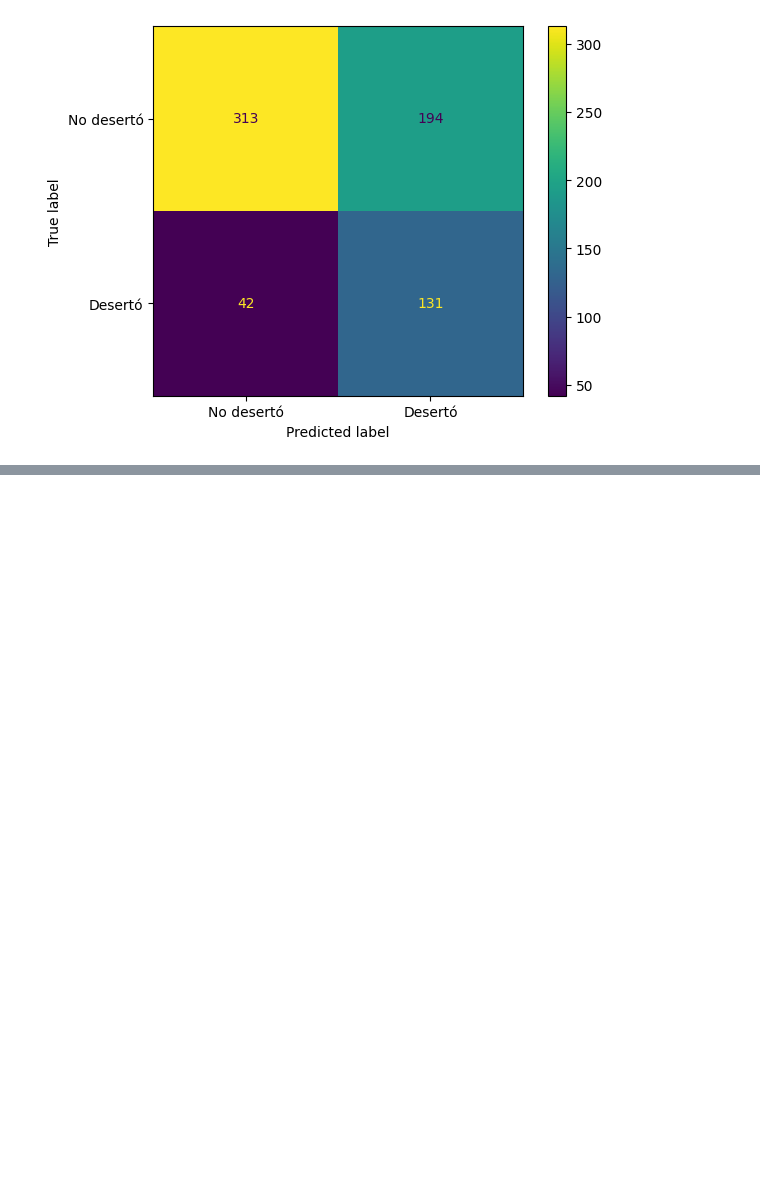
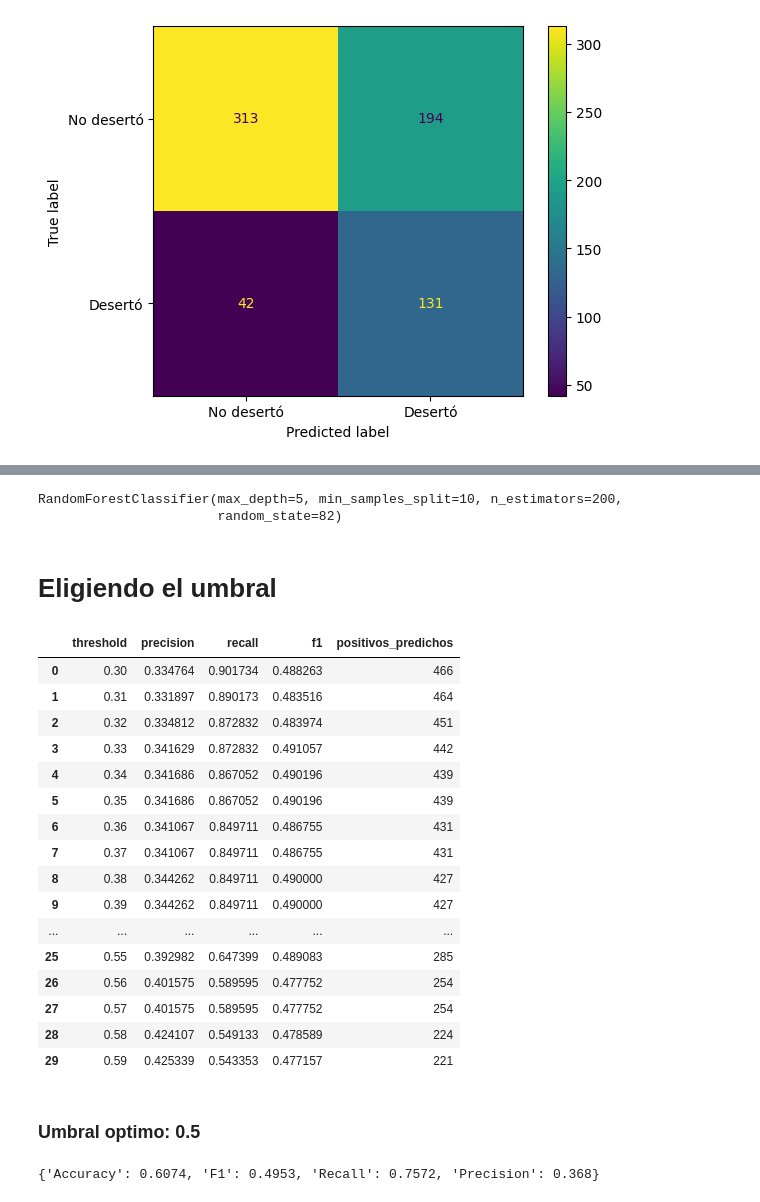
Before and after one commit to GuilleLondero/churn_insight_hackathon, a Jupyter notebook: data_science/notebooks/optimizacion_modelos.ipynb, the cells around one changed output, grey strips where cells are left out. Saved outputs shown, nothing was run; the diff lists cells and outputs as text; code cells hidden in the pictures; blank space fills up the shorter version.

```diff
--- a/data_science/notebooks/optimizacion_modelos.ipynb
+++ b/data_science/notebooks/optimizacion_modelos.ipynb
@@ -1558,0 +1626,52 @@ plt.show()
+# %%
+X_train_smote, y_train_smote = oversample.fit_resample(X_train, y_train)
+# %%
+modelo_rf = clone(random_search.best_estimator_)
+# %%
+modelo_rf.fit(X_train_smote, y_train_smote)
+# %% [output]
+RandomForestClassifier(max_depth=5, min_samples_split=10, n_estimators=200,
+                       random_state=82)
+# %% [markdown]
+# Eligiendo el umbral
+# %%
+y_proba_val = modelo_rf.predict_proba(X_val)[:, 1]
+# %%
+rows = []
+
+
+thresholds = np.arange(0.3, 0.6, 0.01)
+
+for t in thresholds:
+    y_pred = (y_proba_val >= t).astype(int)
+
+    rows.append({
+        "threshold": t,
+        "precision": precision_score(y_val, y_pred, zero_division=0),
+        "recall": recall_score(y_val, y_pred),
+        "f1": f1_score(y_val, y_pred),
+        "positivos_predichos": y_pred.sum()
+    })
+
+df_thresholds = pd.DataFrame(rows)
+df_thresholds
+# %% [output]
+|  | threshold | precision | recall | f1 | positivos_predichos |
+| 0 | 0.30 | 0.334764 | 0.901734 | 0.488263 | 466 |
+| 1 | 0.31 | 0.331897 | 0.890173 | 0.483516 | 464 |
+| 2 | 0.32 | 0.334812 | 0.872832 | 0.483974 | 451 |
+| 3 | 0.33 | 0.341629 | 0.872832 | 0.491057 | 442 |
+| 4 | 0.34 | 0.341686 | 0.867052 | 0.490196 | 439 |
+| 5 | 0.35 | 0.341686 | 0.867052 | 0.490196 | 439 |
+| 6 | 0.36 | 0.341067 | 0.849711 | 0.486755 | 431 |
+| 7 | 0.37 | 0.341067 | 0.849711 | 0.486755 | 431 |
+| 8 | 0.38 | 0.344262 | 0.849711 | 0.490000 | 427 |
+| 9 | 0.39 | 0.344262 | 0.849711 | 0.490000 | 427 |
+| ... | ... | ... | ... | ... | ... |
+| 25 | 0.55 | 0.392982 | 0.647399 | 0.489083 | 285 |
+| 26 | 0.56 | 0.401575 | 0.589595 | 0.477752 | 254 |
+| 27 | 0.57 | 0.401575 | 0.589595 | 0.477752 | 254 |
+| 28 | 0.58 | 0.424107 | 0.549133 | 0.478589 | 224 |
+| 29 | 0.59 | 0.425339 | 0.543353 | 0.477157 | 221 |
+# %% [markdown]
+### Umbral optimo: **0.5**
@@ -1558,0 +1683,4 @@ plt.show()
+# %%
+print(calcularMetricas(y_val, y_pred))
+# %% [output]
+{'Accuracy': 0.6074, 'F1': 0.4953, 'Recall': 0.7572, 'Precision': 0.368}
```
Also changed, not shown: parts of 11 cells of this notebook.
